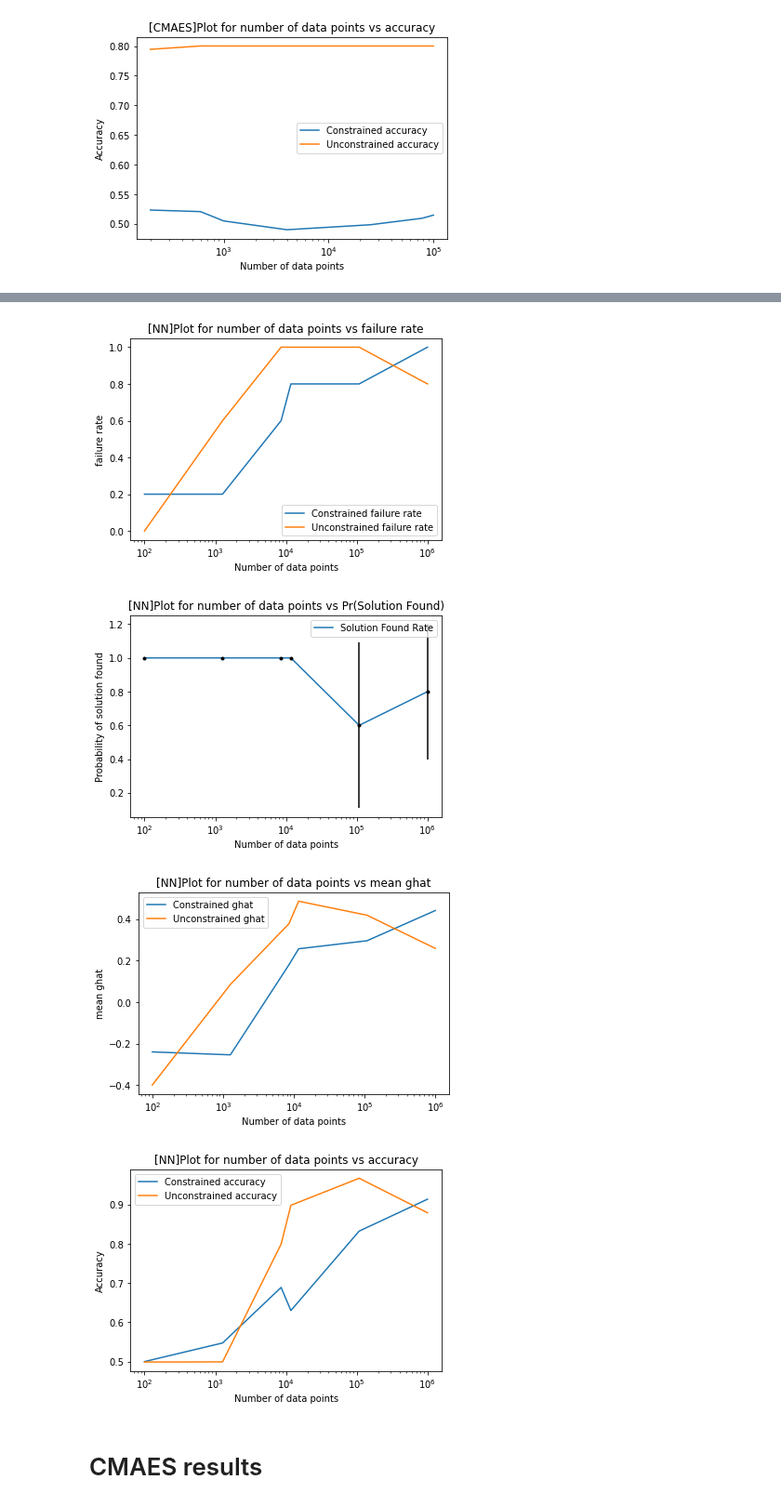
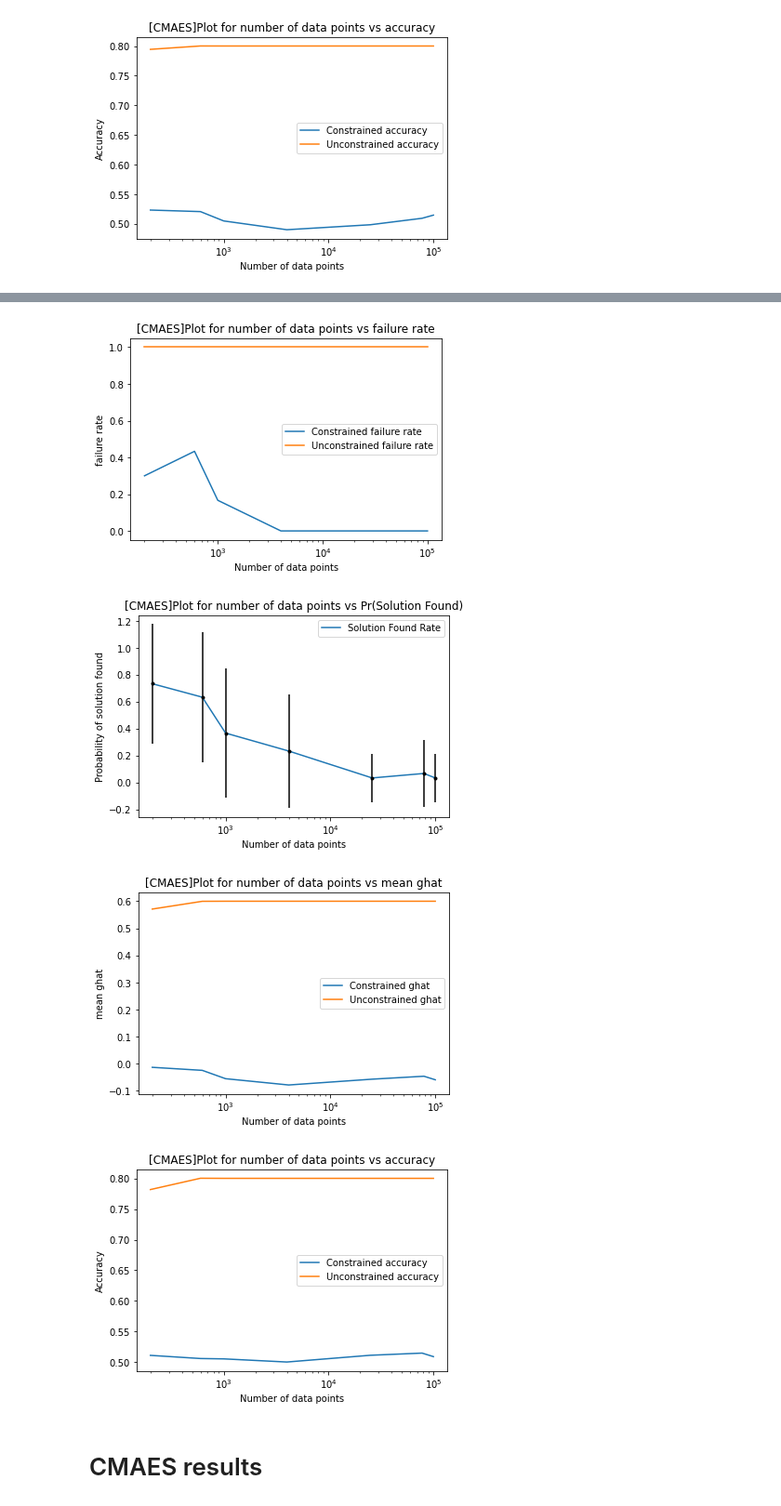
Before and after one commit to hannanabdul55/seldonian-fairness, a Jupyter notebook: notebooks/Plot_results-plot-week14.ipynb, the cells around one changed output, grey strips where cells are left out. Shown at 93% size. Saved outputs shown, nothing was run; the diff lists cells and outputs as text; code cells hidden in the pictures.

```diff
--- a/notebooks/Plot_results-plot-week14.ipynb
+++ b/notebooks/Plot_results-plot-week14.ipynb
@@ -27,15 +27,15 @@ plot_results(res, config['opt'])
 # %%
-folder = 'result/result_week13_nn_10tr_ttest_small_v2'
+folder = 'result/result_cmaes_tight_strat'
 
 config = pickle.load(open(folder + "/config.p", "rb"))
 exps = pickle.load(open(folder + "/exps.p", "rb"))
 res = pickle.load(open(list(glob.glob(folder + '/final_res*.p'))[0], 'rb'))
 plot_results(res, config['opt'])
 # %% [output]
-[figure, old version]
+[figure, new version]
-[figure, old version]
+[figure, new version]
-[figure, old version]
+[figure, new version]
-[figure, old version]
+[figure, new version]
 # %% [markdown]
 # CMAES results
 # %%
```
Also changed, not shown: parts of 2 cells of this notebook, 3 other files.
